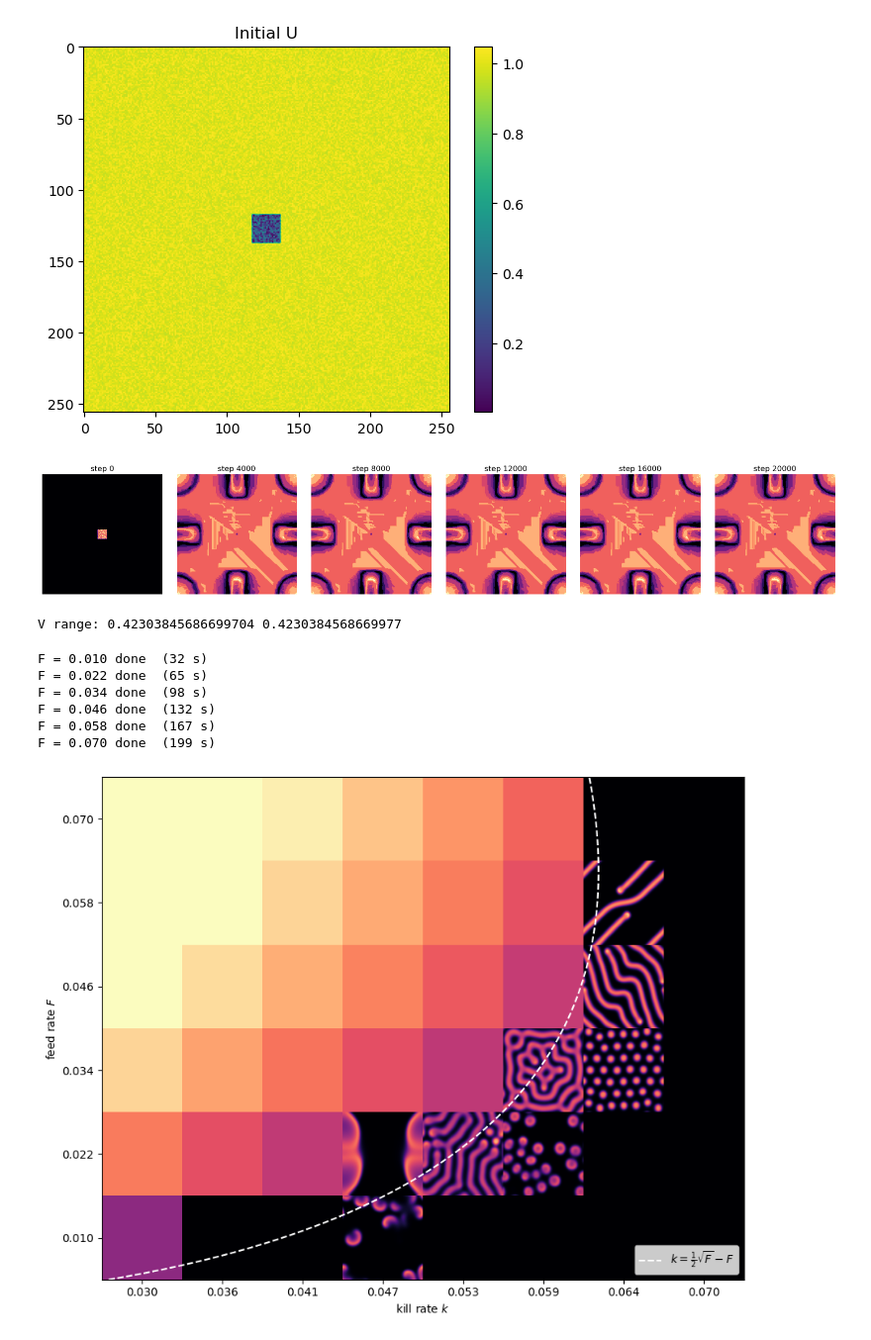
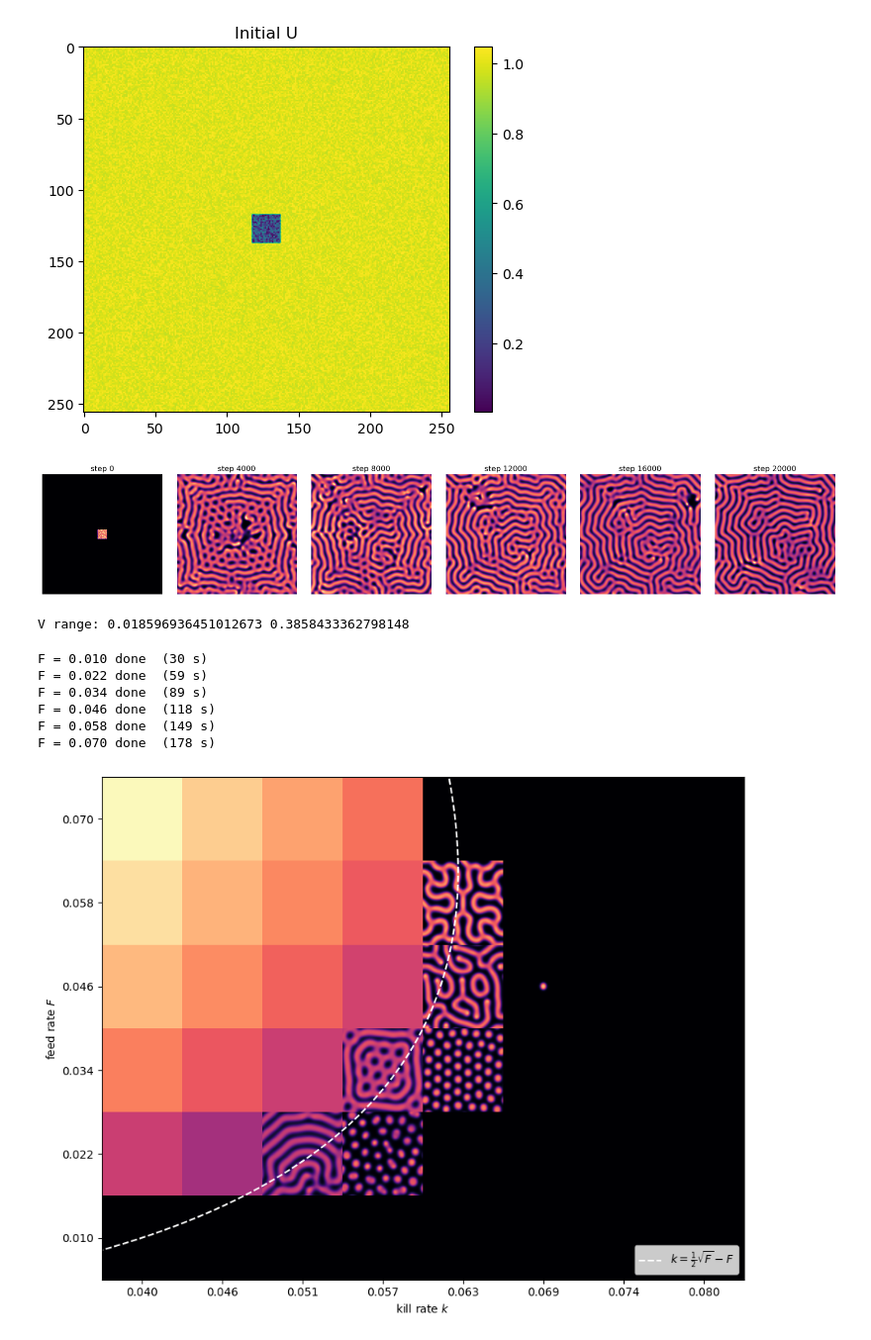
Before and after one commit to Rageon787/math3030-project, a Jupyter notebook: code/simulation.ipynb, the cells around one changed output. Shown at 99% size. Saved outputs shown, nothing was run; the diff lists cells and outputs as text; code cells hidden in the pictures.

```diff
--- a/code/simulation.ipynb
+++ b/code/simulation.ipynb
@@ -5,7 +5,7 @@ import numpy as np
 ## Parameters
 N = 256 ## Grid size
 Du, Dv, dt = 0.2, 0.1, 1.0
-F, k = 0.045, 0.04 ## Feed rate and kill rate
+F, k = 0.022, 0.051 ## Feed rate and kill rate
 
 ## Seed for random number generator
 rng = np.random.default_rng(0)
@@ -87,5 +87,5 @@ plt.show()
 
 print("V range:", V.min(), V.max())
 # %% [output]
-[figure, old version]
+[figure, new version]
-V range: 0.42303845686699704 0.4230384568669977
+V range: 0.018596936451012673 0.3858433362798148
@@ -123,18 +95,20 @@ import time
 import numpy as np
 import matplotlib.pyplot as plt
 
-n_map = 96          # grid size for the map (smaller than Pearson's 256)
-steps_map = 15000   # number of Euler steps per run (Pearson used 200,000)
+GRID_SIZE = 96          # grid size for the map (smaller than Pearson's 256)
+step_size = 15000   # Step size for euler integration
 
-def run_map(F, k, n=n_map, n_steps=steps_map, seed=0):
-    """Pearson's initial state on an n x n grid, then forward Euler."""
+## Simulates the Gray Scott model with chosen paramters using Pearson's Method
+def simulate(F, k, n=GRID_SIZE, n_steps=step_size, seed=0):
     rng = np.random.default_rng(seed)
-    U = np.ones((n, n))
-    V = np.zeros((n, n))
-    c, h = n // 2, 5                                   # 10 x 10 centre square
-    sq = (slice(c - h, c + h), slice(c - h, c + h))
-    U[sq], V[sq] = 0.5, 0.25
-    U *= rng.uniform(0.99, 1.01, size=(n, n))          # +-1% noise
+    U = np.ones((n, n)) ## Iniitally U has full concentration everywhere
+    V = np.zeros((n, n)) ## No V in the system
+    c, h = n // 2, 5
+    Du, Dv, dt = 0.2, 0.1, 1.0
+
+    center_square = (slice(c - h, c + h), slice(c - h, c + h)) # 10 x 10 central square in the grid
+    U[center_square], V[center_square] = 0.5, 0.25 #
+    U *= rng.uniform(0.99, 1.01, size=(n, n))          # vary concentraiton of U and V in the grid by + or - 1 percent
     V *= rng.uniform(0.99, 1.01, size=(n, n))
     for _ in range(n_steps):
         uvv = U * V * V
@@ -142,50 +116,51 @@ def run_map(F, k, n=n_map, n_steps=steps_map, seed=0):
         V = V + dt * (Dv * laplacian(V) + uvv - (F + k) * V)
     return V
 
-## Dial settings: each (F, k) pair is one tile of the map
-k_values = np.linspace(0.03, 0.07, 8)
+## Creates a grid of (F, k) values
+k_values = np.linspace(0.04, 0.08, 8)
 F_values = np.linspace(0.01, 0.07, 6)
 
 ## Run every combination, keeping the final V grid of each
-results = {}
+results = {} ## a dictionary containing the final V values for each (F, k) pair
 t0 = time.time()
 for F_ in F_values:
     for k_ in k_values:
-        results[(F_, k_)] = run_map(F_, k_)
-    print(f"F = {F_:.3f} done  ({time.time() - t0:.0f} s)")
+        results[(F_, k_)] = simulate(F_, k_)
+    print(f"F = {F_:.3f} done  ({time.time() - t0:.0f} s)") ## Debug code
 
-## Save, so the plot can be redrawn without re-running the simulations
+
+## Figure related code that I didn't write
 np.savez("figures/parameter_map_data.npz",
          F=F_values, k=k_values,
          V=np.array([[results[(F_, k_)] for k_ in k_values] for F_ in F_values]))
 
 ## Draw all tiles on one set of axes, using real (k, F) coordinates
 dk, dF = k_values[1] - k_values[0], F_values[1] - F_values[0]
 fig, ax = plt.subplots(figsize=(9, 7))
 for (F_, k_), V_ in results.items():
     ax.imshow(V_, cmap="magma", vmin=0, vmax=0.5, origin="lower",
               extent=[k_ - dk / 2, k_ + dk / 2, F_ - dF / 2, F_ + dF / 2],
               aspect="auto")
 
 ## Stability analysis: non-trivial steady states exist only for k <= sqrt(F)/2 - F
 F_line = np.linspace(F_values[0] - dF / 2, F_values[-1] + dF / 2, 300)
 ax.plot(0.5 * np.sqrt(F_line) - F_line, F_line, "w--", lw=1.5,
         label=r"$k = \frac{1}{2}\sqrt{F} - F$")
 
 ax.set_xlim(k_values[0] - dk / 2, k_values[-1] + dk / 2)
 ax.set_ylim(F_values[0] - dF / 2, F_values[-1] + dF / 2)
 ax.set_xticks(k_values); ax.set_xticklabels([f"{x:.3f}" for x in k_values])
 ax.set_yticks(F_values); ax.set_yticklabels([f"{x:.3f}" for x in F_values])
 ax.set_xlabel("kill rate $k$"); ax.set_ylabel("feed rate $F$")
 ax.legend(loc="lower right")
 plt.tight_layout()
 plt.savefig("figures/parameter_map.png", dpi=200)
 plt.show()
 # %% [output]
-F = 0.010 done  (32 s)
-F = 0.022 done  (65 s)
-F = 0.034 done  (98 s)
-F = 0.046 done  (132 s)
-F = 0.058 done  (167 s)
-F = 0.070 done  (199 s)
+F = 0.010 done  (30 s)
+F = 0.022 done  (59 s)
+F = 0.034 done  (89 s)
+F = 0.046 done  (118 s)
+F = 0.058 done  (149 s)
+F = 0.070 done  (178 s)
-[figure, old version]
+[figure, new version]
```
Also changed, not shown: parts of 1 cell of this notebook, 18 other files.
